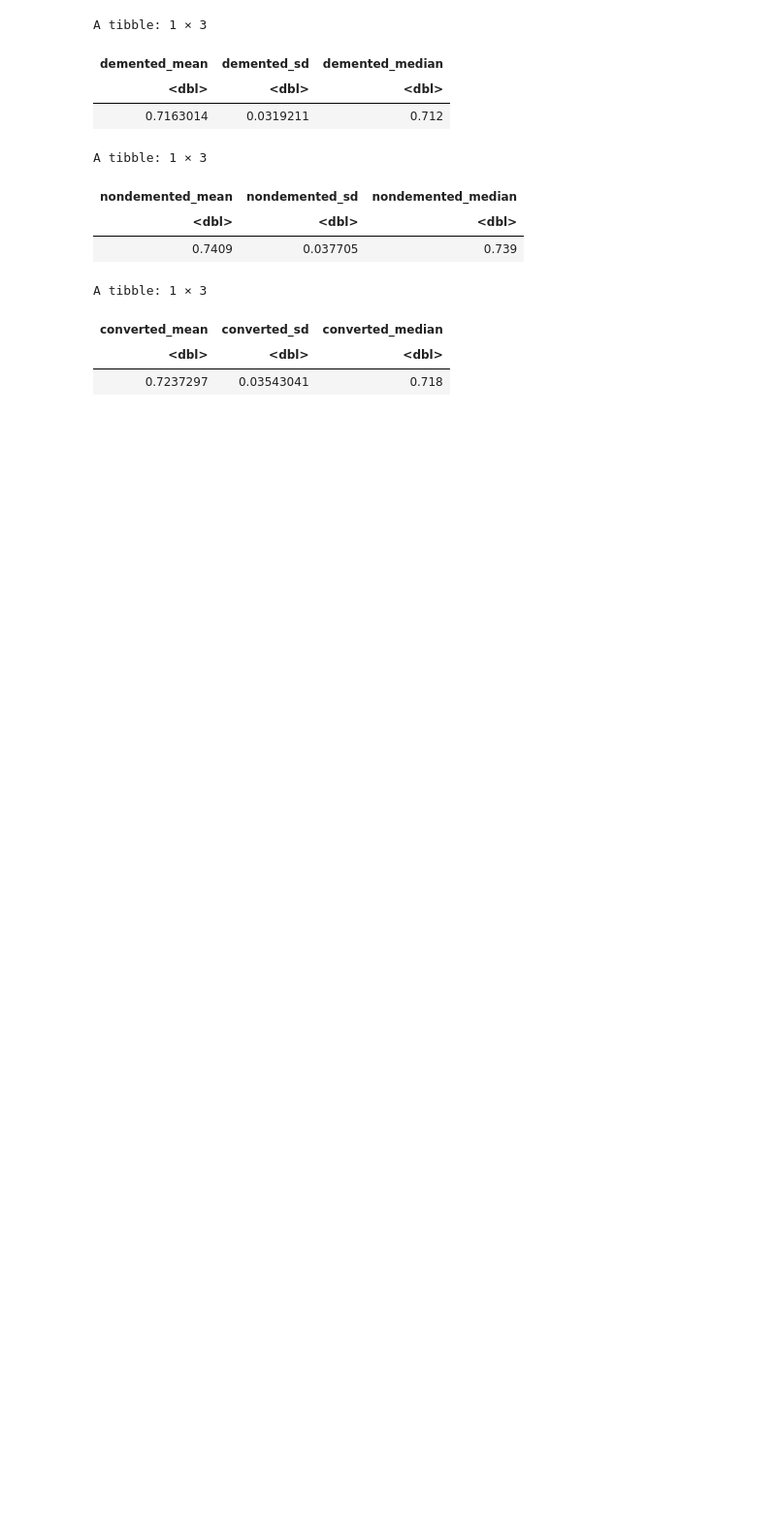
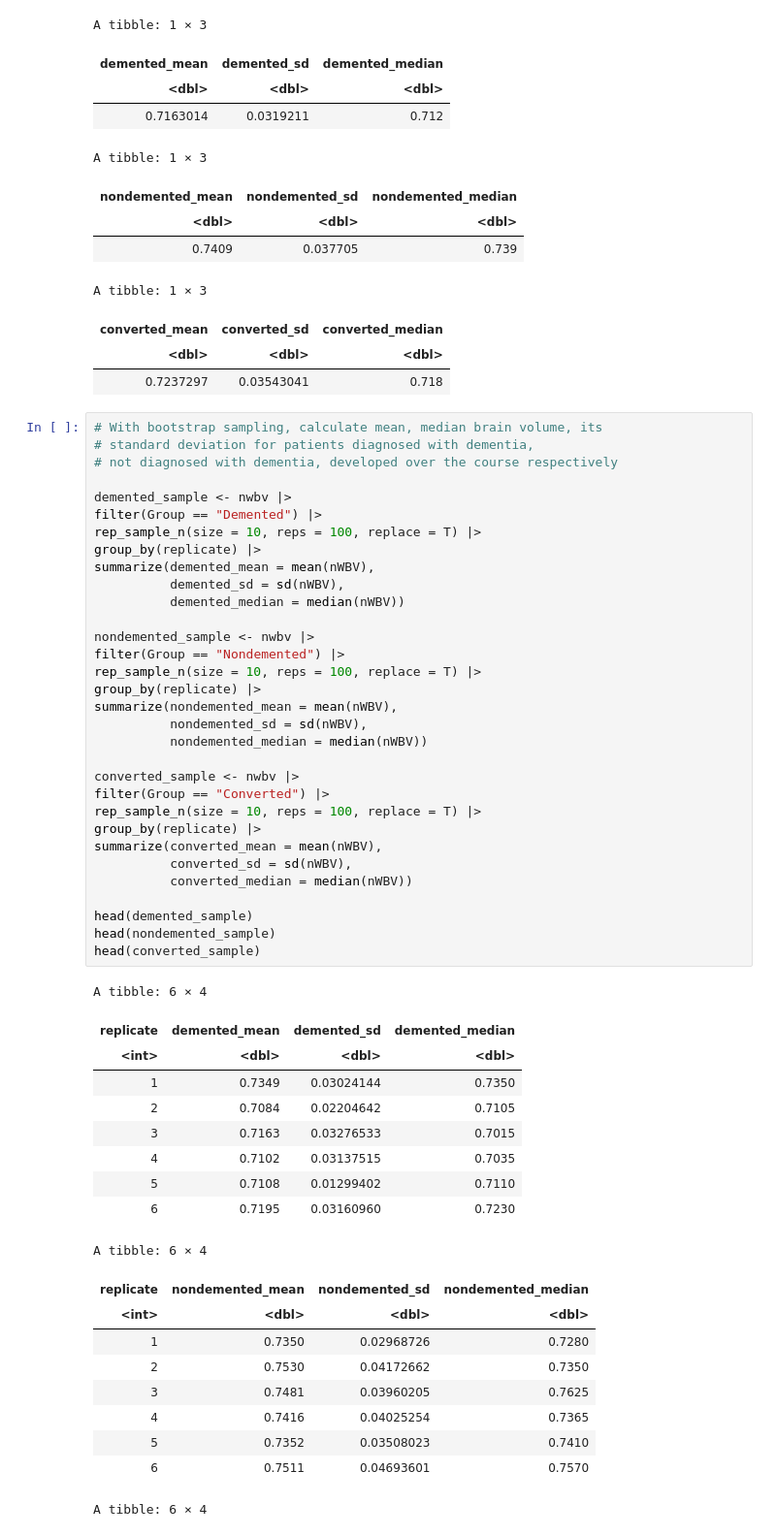
Before and after one commit to yuwangy/alzheimer_analysis, a Jupyter notebook: Project Proposal.ipynb, the cells around one changed output. Shown: that part at 97% size. Saved outputs shown, nothing was run; the diff lists cells and outputs as text; blank space fills up the shorter version.

Commit message:
with bootstrap sampling, generate mean,med,sd of 3 types of patients

```diff
--- a/Project Proposal.ipynb
+++ b/Project Proposal.ipynb
@@ -139,3 +139,55 @@ A tibble: 1 × 3
 | converted_mean | converted_sd | converted_median |
 | <dbl> | <dbl> | <dbl> |
 | 0.7237297 | 0.03543041 | 0.718 |
+# %%
+# With bootstrap sampling, calculate mean, median brain volume, its
+# standard deviation for patients diagnosed with dementia,
+# not diagnosed with dementia, developed over the course respectively
+
+demented_sample <- nwbv |>
+filter(Group == "Demented") |>
+rep_sample_n(size = 10, reps = 100, replace = T) |>
+group_by(replicate) |>
+summarize(demented_mean = mean(nWBV),
+          demented_sd = sd(nWBV),
+          demented_median = median(nWBV))
+
+nondemented_sample <- nwbv |>
+filter(Group == "Nondemented") |>
+rep_sample_n(size = 10, reps = 100, replace = T) |>
+group_by(replicate) |>
+summarize(nondemented_mean = mean(nWBV),
+          nondemented_sd = sd(nWBV),
+          nondemented_median = median(nWBV))
+
+converted_sample <- nwbv |>
+filter(Group == "Converted") |>
+rep_sample_n(size = 10, reps = 100, replace = T) |>
+group_by(replicate) |>
+summarize(converted_mean = mean(nWBV),
+          converted_sd = sd(nWBV),
+          converted_median = median(nWBV))
+
+head(demented_sample)
+head(nondemented_sample)
+head(converted_sample)
+# %% [output]
+A tibble: 6 × 4
+| replicate | demented_mean | demented_sd | demented_median |
+| <int> | <dbl> | <dbl> | <dbl> |
+| 1 | 0.7349 | 0.03024144 | 0.7350 |
+| 2 | 0.7084 | 0.02204642 | 0.7105 |
+| 3 | 0.7163 | 0.03276533 | 0.7015 |
+| 4 | 0.7102 | 0.03137515 | 0.7035 |
+| 5 | 0.7108 | 0.01299402 | 0.7110 |
+| 6 | 0.7195 | 0.03160960 | 0.7230 |
+A tibble: 6 × 4
+| replicate | nondemented_mean | nondemented_sd | nondemented_median |
+| <int> | <dbl> | <dbl> | <dbl> |
+| 1 | 0.7350 | 0.02968726 | 0.7280 |
+| 2 | 0.7530 | 0.04172662 | 0.7350 |
+| 3 | 0.7481 | 0.03960205 | 0.7625 |
+| 4 | 0.7416 | 0.04025254 | 0.7365 |
+| 5 | 0.7352 | 0.03508023 | 0.7410 |
+| 6 | 0.7511 | 0.04693601 | 0.7570 |
+A tibble: 6 × 4
```
Also changed, not shown: parts of 1 cell of this notebook.
